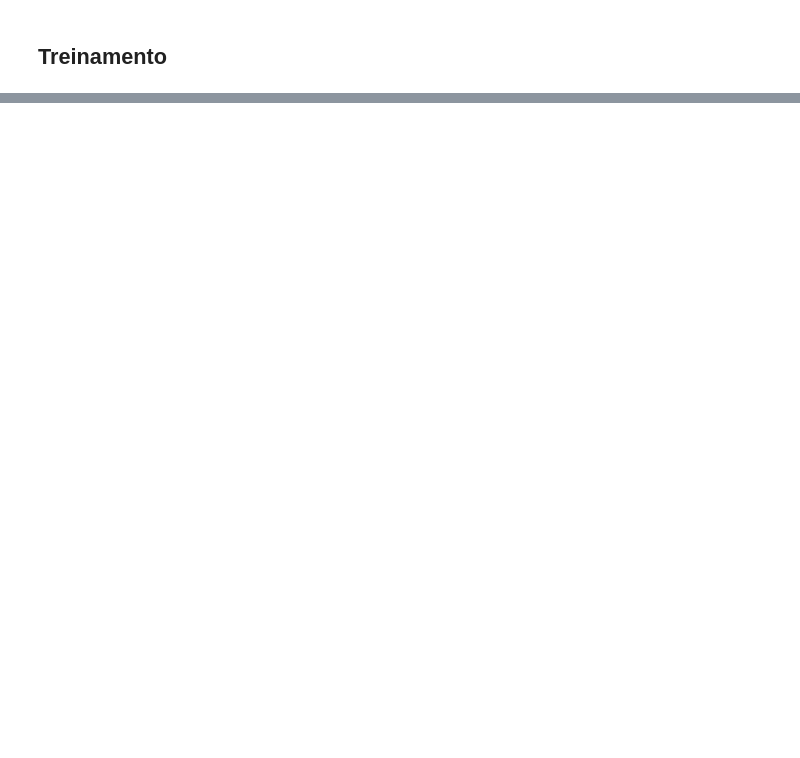
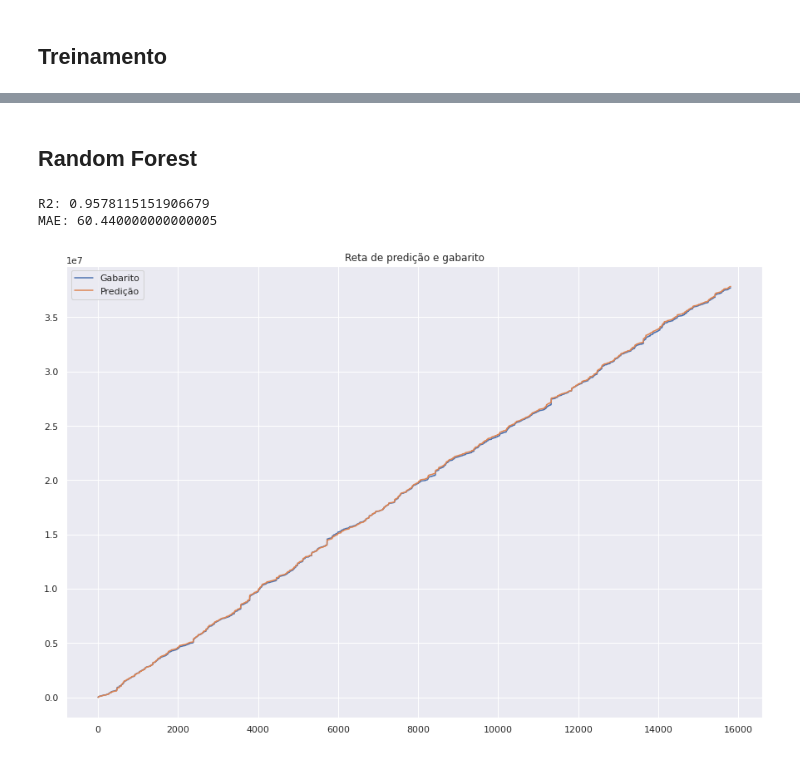
Before and after one commit to Migliorin/Comex-Data-Analysis, a Jupyter notebook: notebooks/analise_dados.ipynb, the cells around one changed output, grey strips where cells are left out. Drawn from its saved outputs; the diff is of its cells as text; code cells hidden in the pictures; blank space fills up the shorter version.

```diff
--- a/notebooks/analise_dados.ipynb
+++ b/notebooks/analise_dados.ipynb
@@ -701,0 +787,2 @@ treinamento_metricas(lreg,X_train, X_test, y_train, y_test)
+# %% [markdown]
+## Random Forest
@@ -701,0 +791,8 @@ treinamento_metricas(lreg,X_train, X_test, y_train, y_test)
+# %%
+rfr = RandomForestRegressor(random_state=42)
+# %%
+treinamento_metricas(rfr,X_train, X_test, y_train, y_test)
+# %% [output]
+R2: 0.9578115151906679
+MAE: 60.440000000000005
+[figure, added]
```
Also changed, not shown: parts of 30 cells of this notebook.
